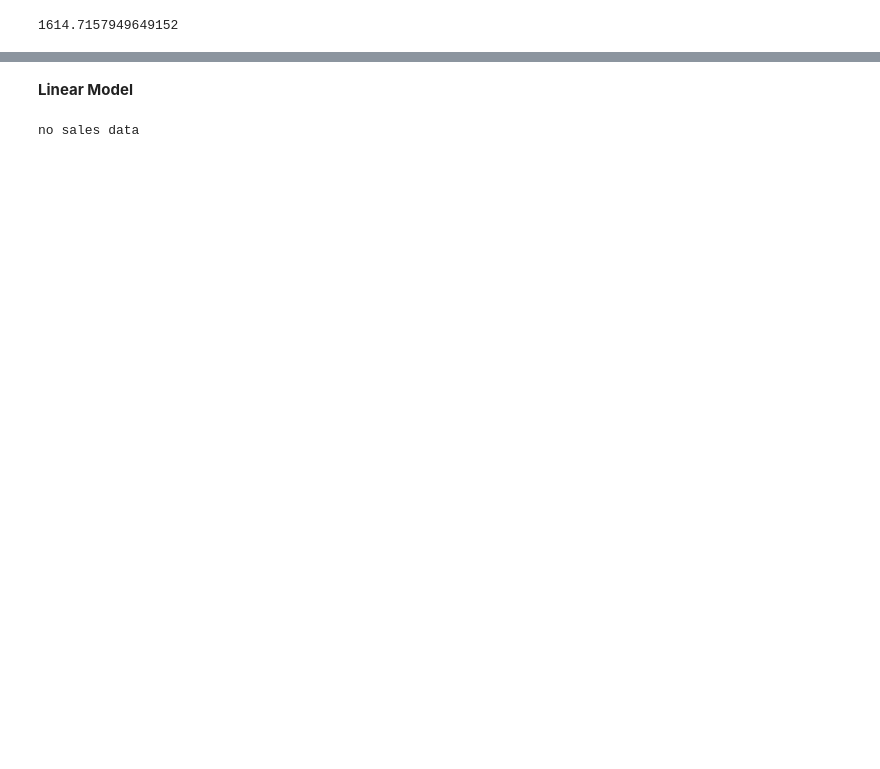
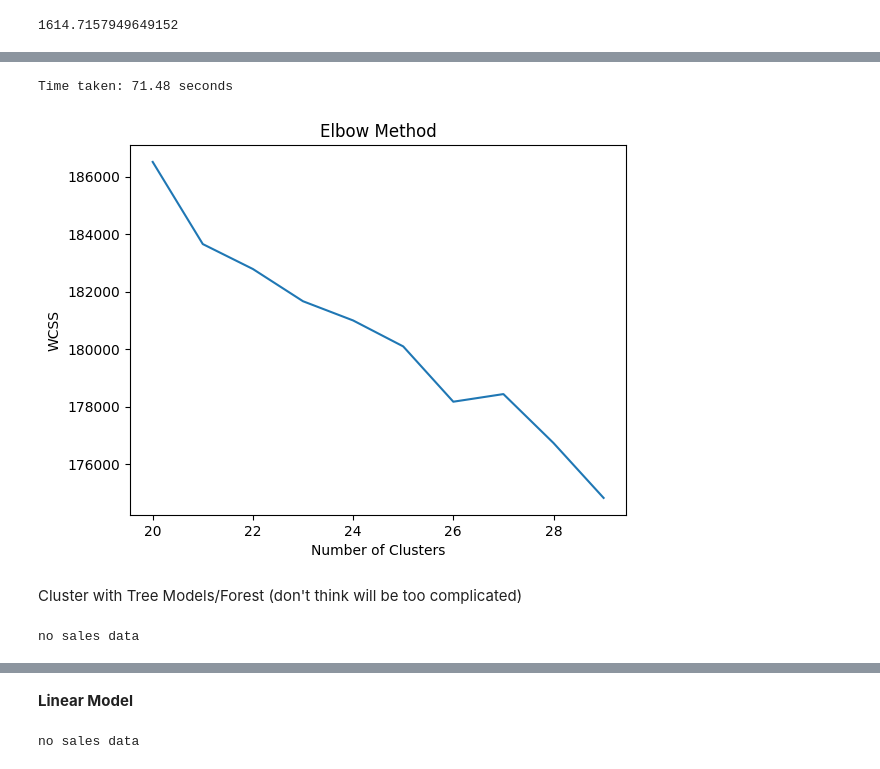
Before and after one commit to zelal-Eizaldeen/project2_Walmart_Price_Prediction, a Jupyter notebook: Project2_Walmart_Price_Prediction.ipynb, the cells around one changed output, grey strips where cells are left out. Saved outputs shown, nothing was run; the diff lists cells and outputs as text; code cells hidden in the pictures; blank space fills up the shorter version.

```diff
--- a/Project2_Walmart_Price_Prediction.ipynb
+++ b/Project2_Walmart_Price_Prediction.ipynb
@@ -391,0 +593,3 @@ naive_pred
+# %%
+proj2_data_train['Perc'] = proj2_data_train['Weekly_Sales'].rank(pct=True)
+proj2_data_train['Perc_grp'] = (np.ceil(proj2_data_train['Perc']*10)*10).astype('string')
@@ -391,0 +628,55 @@ naive_pred
+# %%
+#do not use year
+df_km = proj2_data_train[['Cate_Store','Perc_grp']]
+
+# One-Hot Encoding for categorical independent variables
+encoder = OneHotEncoder()
+encoded_features = encoder.fit_transform(df_km [['Cate_Store','Perc_grp']])
+# %%
+
+
+# Calculate Within-Cluster Sum of Squares (WCSS) for different number of clusters
+
+start_time = time.time()
+
+wcss = []
+rg = range(20, 30)
+for i in rg:
+    kmeans = KMeans(n_clusters=i, init='k-means++', max_iter=300, n_init=10, random_state=42)
+    kmeans.fit(encoded_features)
+    wcss.append(kmeans.inertia_)
+#start_time = time.time()
+end_time = time.time()
+
+print(f"Time taken: {end_time - start_time:.2f} seconds")
+
+# Plot the Elbow Method graph
+plt.plot(rg, wcss)
+plt.title('Elbow Method')
+plt.xlabel('Number of Clusters')
+plt.ylabel('WCSS')
+plt.show()
+# %% [output]
+Time taken: 71.48 seconds
+[figure, added]
+# %% [markdown]
+Cluster with Tree Models/Forest (don't think will be too complicated)
+# %%
+from sklearn.cluster import KMeans
+from sklearn.metrics import silhouette_score
+from sklearn.preprocessing import OneHotEncoder
+from sklearn.metrics import silhouette_score
+from sklearn.ensemble import RandomForestRegressor
+
+
+proj2_data_train = pd.read_csv(f'{path_to_data}/fold_{fldr_nb}/train.csv')
+proj2_data_test = pd.read_csv(f'{path_to_data}/fold_{fldr_nb}/test.csv')
+
+
+proj2_data_train,train_store, train_dept, train_date= data_processing(proj2_data_train)
+proj2_data_test, test_store, test_dept, test_date = data_processing(proj2_data_test)
+
+#do not use year
+df = proj2_data_train[['Cate_Dept','Cate_Store','Weekly_Sales']]
+# %% [output]
+no sales data
```
Also changed, not shown: parts of 55 cells of this notebook.
